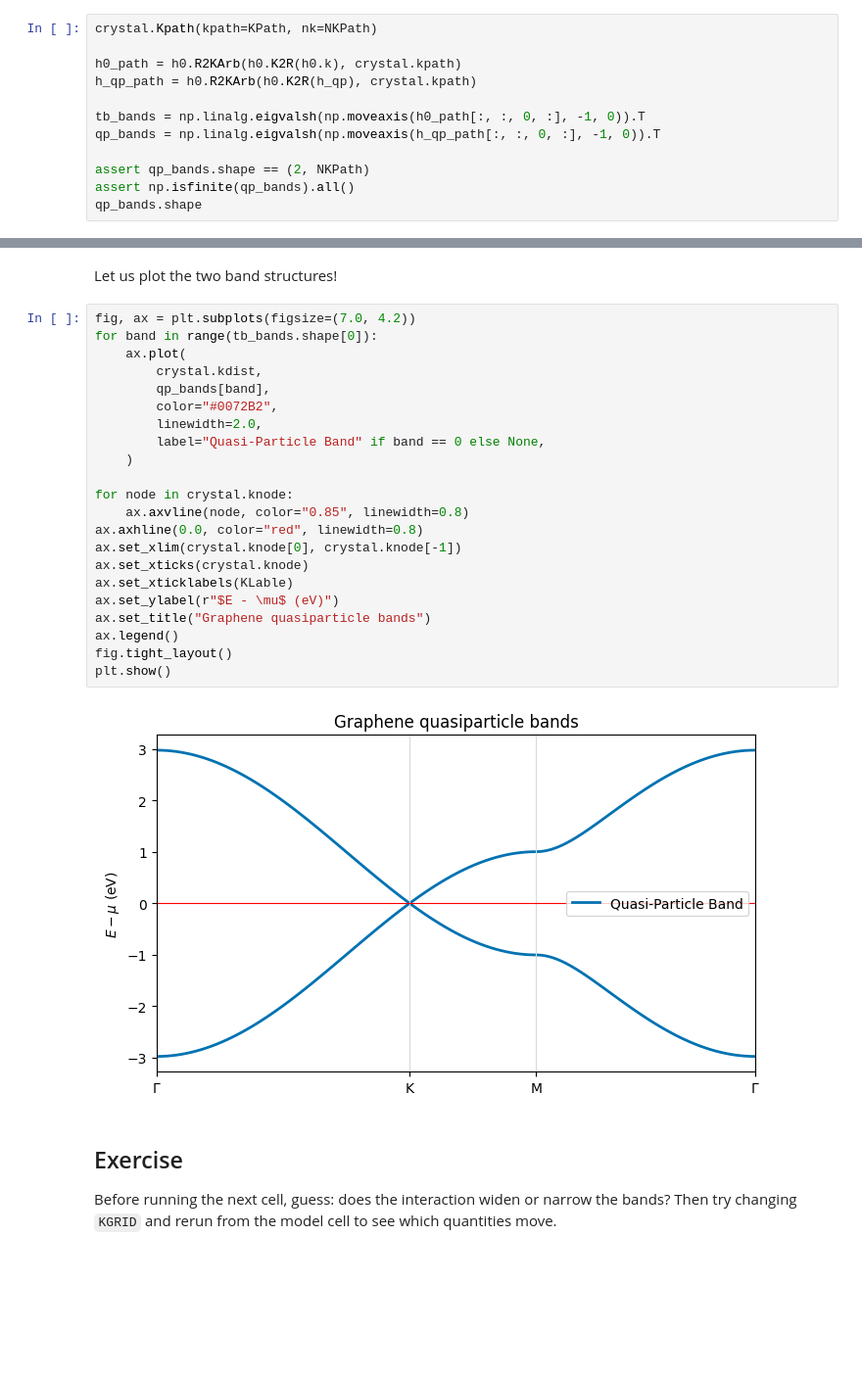
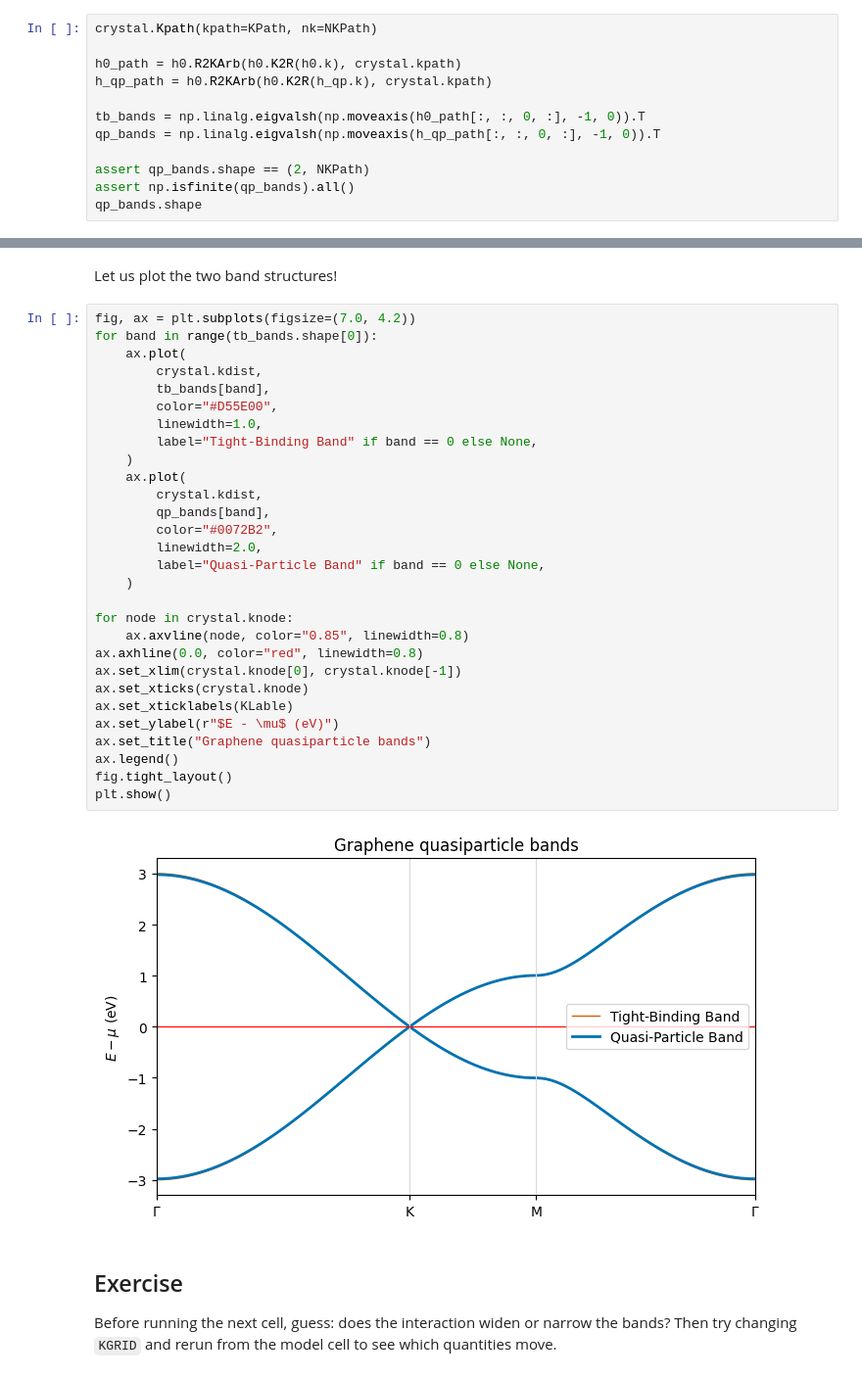
Before and after one commit to QAssemble/qassemble, a Jupyter notebook: examples/graphene/interactive/g0w0.ipynb, the cells around one changed output, grey strips where cells are left out. Shown at 98% size. Cells and saved outputs as stored; diff of their text form; blank space fills up the shorter version.

```diff
--- a/examples/graphene/interactive/g0w0.ipynb
+++ b/examples/graphene/interactive/g0w0.ipynb
@@ -229,7 +174,7 @@ We interpolate $H_0$ and $H_{\mathrm{QP}}$ onto the $\Gamma$–K–M–$\Gamma$
 crystal.Kpath(kpath=KPath, nk=NKPath)
 
 h0_path = h0.R2KArb(h0.K2R(h0.k), crystal.kpath)
-h_qp_path = h0.R2KArb(h0.K2R(h_qp), crystal.kpath)
+h_qp_path = h0.R2KArb(h0.K2R(h_qp.k), crystal.kpath)
 
 tb_bands = np.linalg.eigvalsh(np.moveaxis(h0_path[:, :, 0, :], -1, 0)).T
 qp_bands = np.linalg.eigvalsh(np.moveaxis(h_qp_path[:, :, 0, :], -1, 0)).T
@@ -244,27 +189,34 @@ Let us plot the two band structures!
 # %%
 fig, ax = plt.subplots(figsize=(7.0, 4.2))
 for band in range(tb_bands.shape[0]):
+    ax.plot(
+        crystal.kdist,
+        tb_bands[band],
+        color="#D55E00",
+        linewidth=1.0,
+        label="Tight-Binding Band" if band == 0 else None,
+    )
     ax.plot(
         crystal.kdist,
         qp_bands[band],
         color="#0072B2",
         linewidth=2.0,
         label="Quasi-Particle Band" if band == 0 else None,
     )
 
 for node in crystal.knode:
     ax.axvline(node, color="0.85", linewidth=0.8)
 ax.axhline(0.0, color="red", linewidth=0.8)
 ax.set_xlim(crystal.knode[0], crystal.knode[-1])
 ax.set_xticks(crystal.knode)
 ax.set_xticklabels(KLable)
 ax.set_ylabel(r"$E - \mu$ (eV)")
 ax.set_title("Graphene quasiparticle bands")
 ax.legend()
 fig.tight_layout()
 plt.show()
 # %% [output]
-[figure, old version]
+[figure, new version]
 # %% [markdown]
 ## Exercise
 
```
Also changed, not shown: parts of 7 cells of this notebook, 4 other files.
